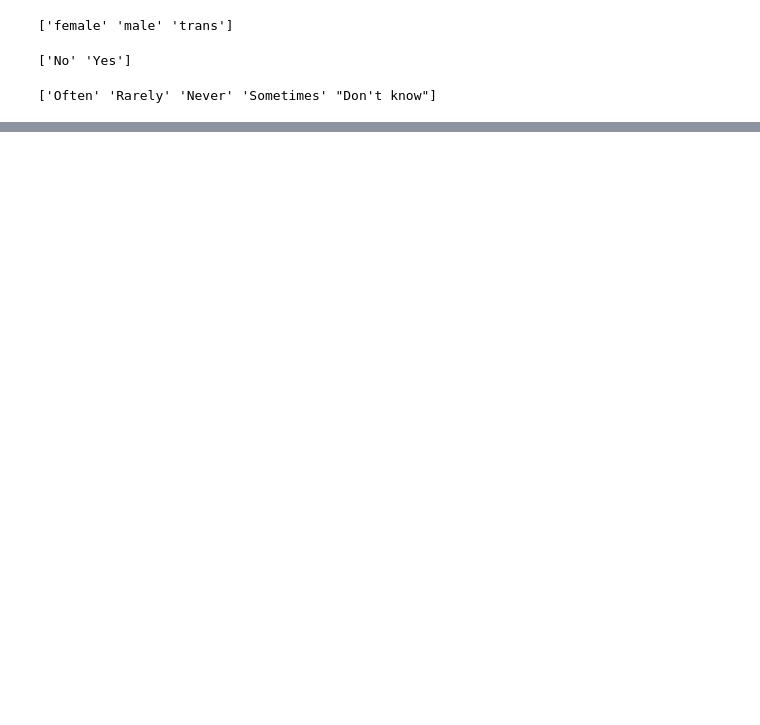
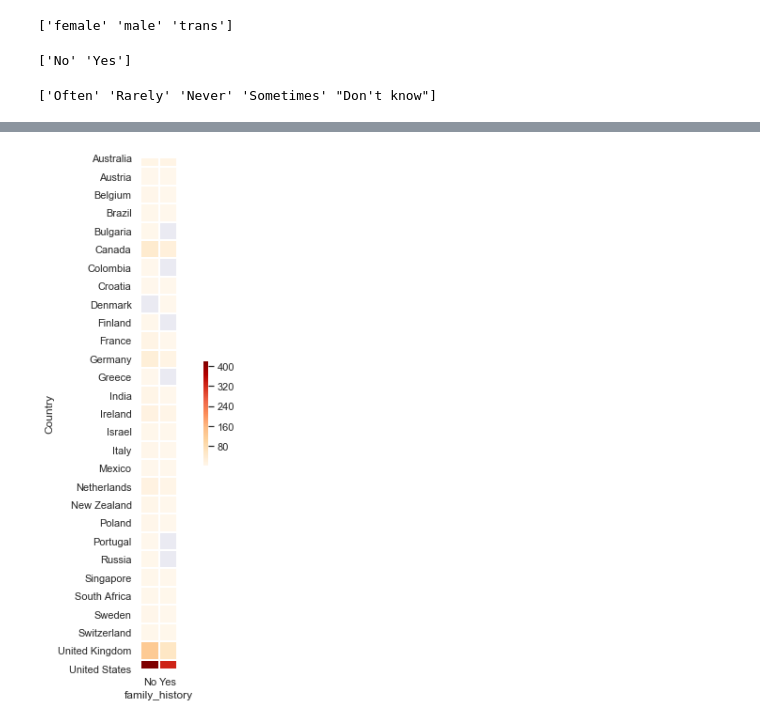
Before and after one commit to oneovernever/misc_work, a Jupyter notebook: suicide_stats/mental_health.ipynb, the cells around one changed output, grey strips where cells are left out. Cells and saved outputs as stored; diff of their text form; code cells hidden in the pictures; blank space fills up the shorter version.

```diff
--- a/suicide_stats/mental_health.ipynb
+++ b/suicide_stats/mental_health.ipynb
@@ -618,0 +693,9 @@ plt.show()
+# %%
+by_famH = (df_co
+            .groupby(df_co['Country'])
+            .filter(lambda x : len(x) > 1)
+            .groupby(['Country', 'family_history'])
+            .size()
+            .unstack()
+           )
+by_famH
@@ -618,0 +721,11 @@ plt.show()
+# %%
+plt.figure(figsize=(10,10))
+g = sns.heatmap(
+    by_famH,
+    square=True, # make cells square
+    cbar_kws={'fraction' : 0.01}, # shrink colour bar
+    cmap='OrRd', # use orange/red colour map
+    linewidth=1 # space between cells
+)
+# %% [output]
+[figure, added]
```
Also changed, not shown: parts of 34 cells of this notebook.
